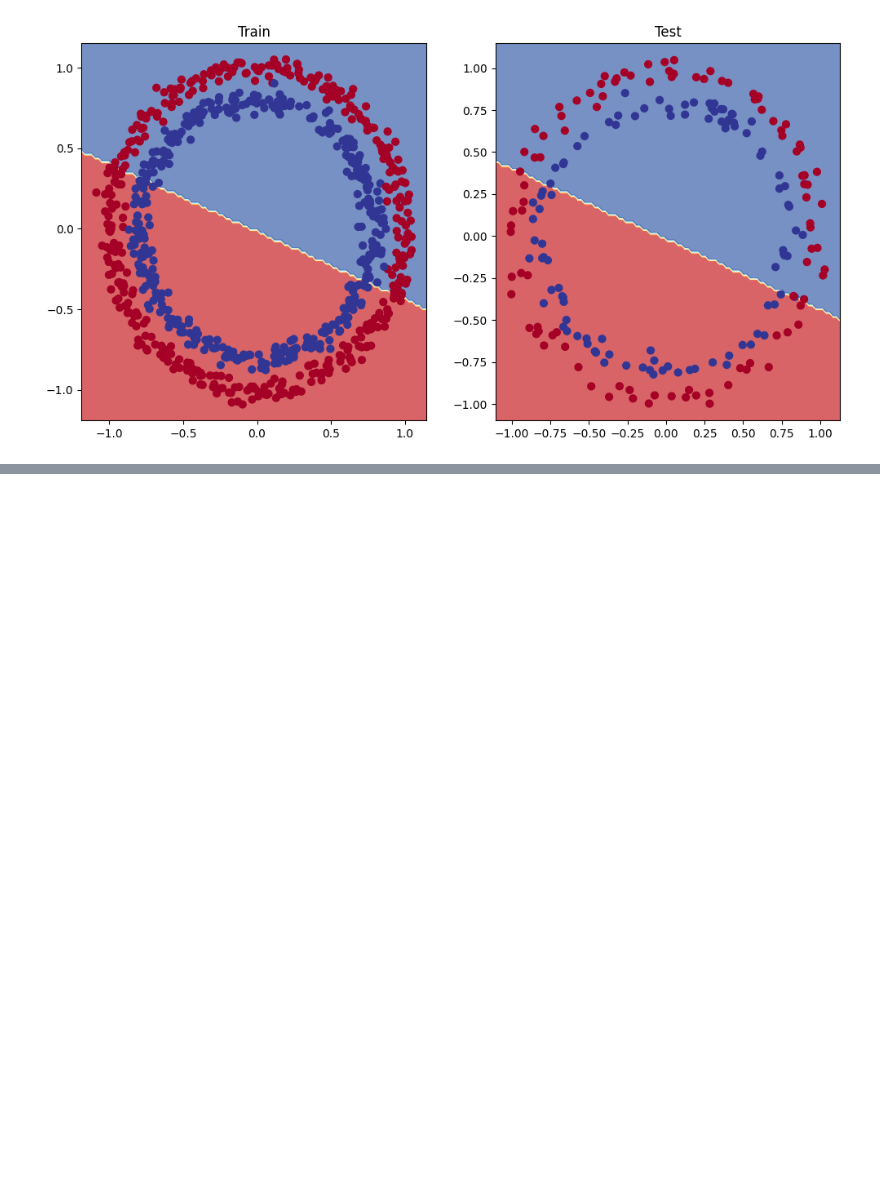
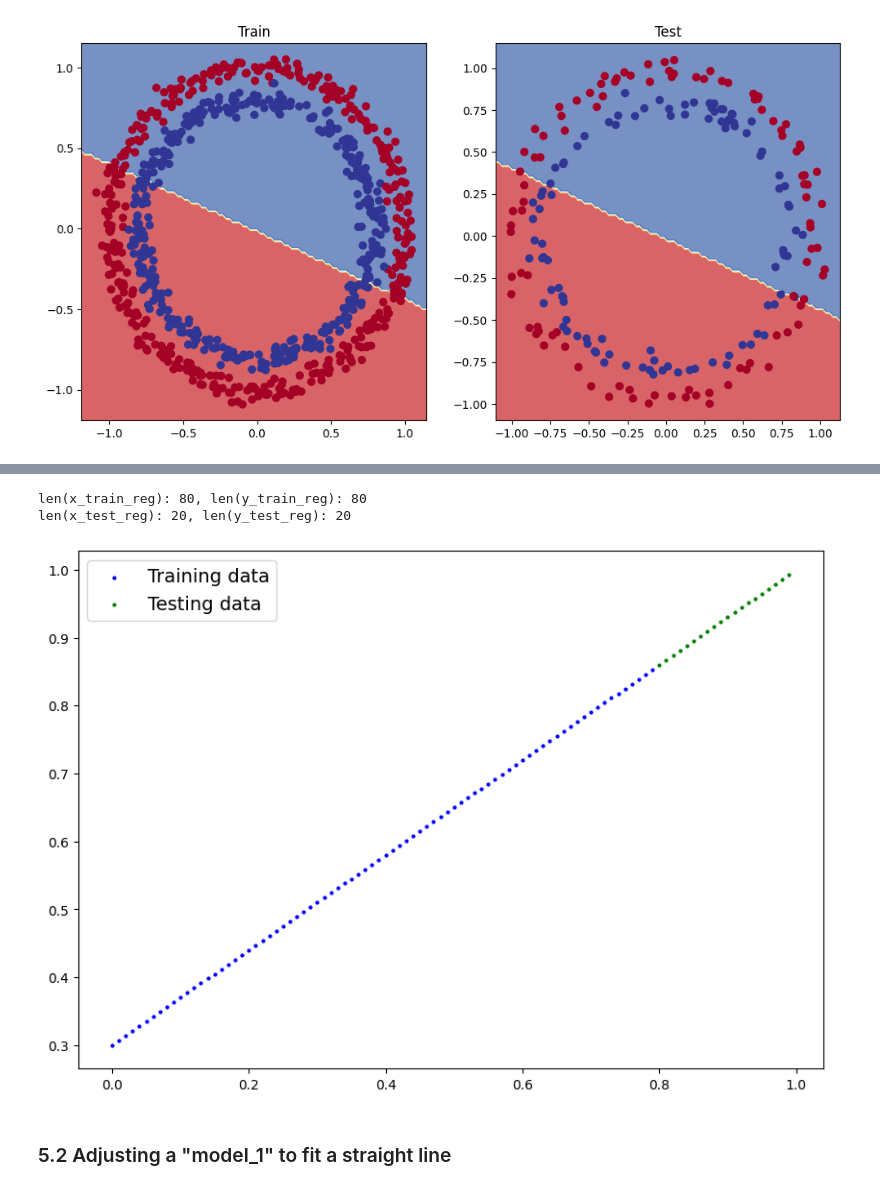
Before and after one commit to patelmrunal/machine-learning-pytorch, a Jupyter notebook: 02_pytorch_neural_network_classification_video.ipynb, the cells around one changed output, grey strips where cells are left out. Saved outputs shown, nothing was run; the diff lists cells and outputs as text; code cells hidden in the pictures; blank space fills up the shorter version.

```diff
--- a/02_pytorch_neural_network_classification_video.ipynb
+++ b/02_pytorch_neural_network_classification_video.ipynb
@@ -392,0 +488,12 @@ plot_decision_boundary(model_0, x_test, y_test)
+# %%
+weight = 0.7
+bias = 0.3
+start = 0
+end = 1
+step = 0.01
+
+x_regression = torch.arange(start, end, step).unsqueeze(dim=1)
+y_regression = weight * x_regression + bias
+
+print(len(x_regression))
+x_regression[:5], y_regression[:5]
@@ -392,0 +512,20 @@ plot_decision_boundary(model_0, x_test, y_test)
+# %%
+# Split the data
+train_split = int(0.8 * len(x_regression))
+x_train_reg, y_train_reg = x_regression[:train_split], y_regression[:train_split]
+x_test_reg, y_test_reg = x_regression[train_split:], y_regression[train_split:]
+print(f"len(x_train_reg): {len(x_train_reg)}, len(y_train_reg): {len(y_train_reg)}")
+print(f"len(x_test_reg): {len(x_test_reg)}, len(y_test_reg): {len(y_test_reg)}")
+# %% [output]
+len(x_train_reg): 80, len(y_train_reg): 80
+len(x_test_reg): 20, len(y_test_reg): 20
+# %%
+plot_predictions(train_data=x_train_reg,
+                 train_labels=y_train_reg,
+                 test_data=x_test_reg,
+                 test_labels=y_test_reg,
+                 predictions=None)
+# %% [output]
+[figure, added]
+# %% [markdown]
+### 5.2 Adjusting a "model_1" to fit a straight line
```
Also changed, not shown: parts of 16 cells of this notebook.
